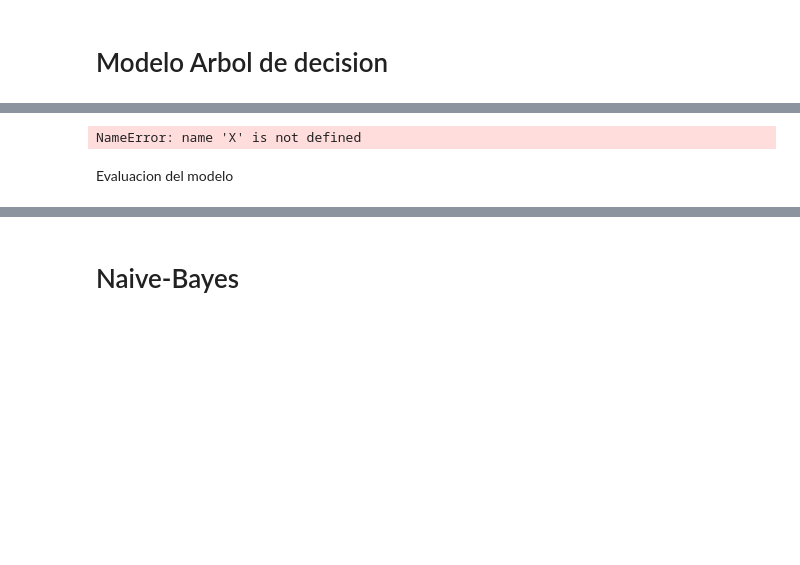
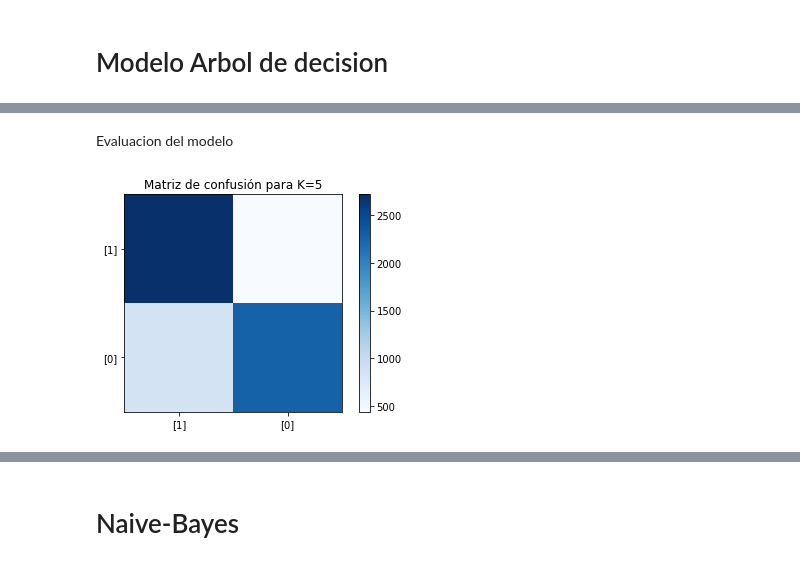
Before and after one commit to Brik000/Analitica, a Jupyter notebook: Proyecto Final/proyecto.ipynb, the cells around one changed output, grey strips where cells are left out. Cells and saved outputs as stored; diff of their text form; code cells hidden in the pictures; blank space fills up the shorter version.

```diff
--- a/Proyecto Final/proyecto.ipynb
+++ b/Proyecto Final/proyecto.ipynb
@@ -436,11 +436,11 @@ plt.legend(['train', 'test'])
 np.random.seed(1234)
 ctree = tree.DecisionTreeClassifier(
     criterion='entropy', # el criterio de particionamiento de un conjunto de datos (gini, entropy)
-    max_depth=None,      # prepoda: controla la profundidad del árbol (largo máximo de las ramas)
-    min_samples_split=2, # prepoda: el mínimo número de registros necesarios para crear una nueva rama
-    min_samples_leaf=1,  # prepoda: el mínimo número de registros en una hoja
+    max_depth=8,      # prepoda: controla la profundidad del árbol (largo máximo de las ramas)
+    min_samples_split=4, # prepoda: el mínimo número de registros necesarios para crear una nueva rama
+    min_samples_leaf=2,  # prepoda: el mínimo número de registros en una hoja
     random_state=None,   # semilla del generador aleatorio utilizado para
-    max_leaf_nodes=None, # prepoda: máximo número de nodos hojas
+    max_leaf_nodes=2, # prepoda: máximo número de nodos hojas
     min_impurity_decrease=0.0, # prepoda: umbral mínimo de reducción de la impureza para aceptar la creación de una rama
     class_weight=None    # permite asociar pesos a las clases, en el caso de diferencias de importancia entre ellas
 )
@@ -460,4 +459,0 @@ array([0.52259554, 0.47740446])
-# %%
-X.columns[np.argsort(-ctree.feature_importances_)]
-# %% [output]
-NameError: name 'X' is not defined
@@ -475,3 +464,14 @@ Image(graph.create_png())
 Evaluacion del modelo
 # %%
 y_pred = ctree.predict(X_test)
+# %%
+cm= metrics.confusion_matrix(y_test, y_pred)
+plt.imshow(cm, cmap=plt.cm.Blues)
+plt.title("Matriz de confusión para K=5")
+plt.colorbar()
+tick_marks = np.arange(2)
+plt.xticks(tick_marks, y_test)
+plt.yticks(tick_marks, y_test)
+plt.show()
+# %% [output]
+[figure, added]
```
Also changed, not shown: parts of 10 cells of this notebook.
